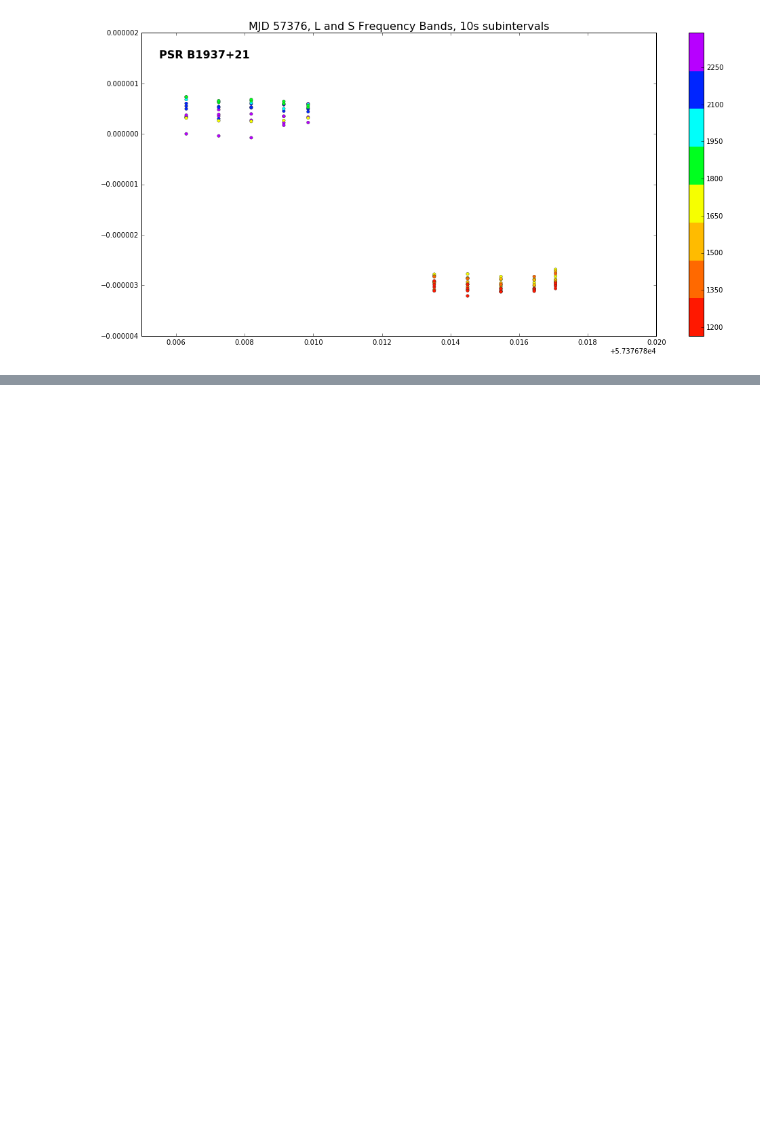
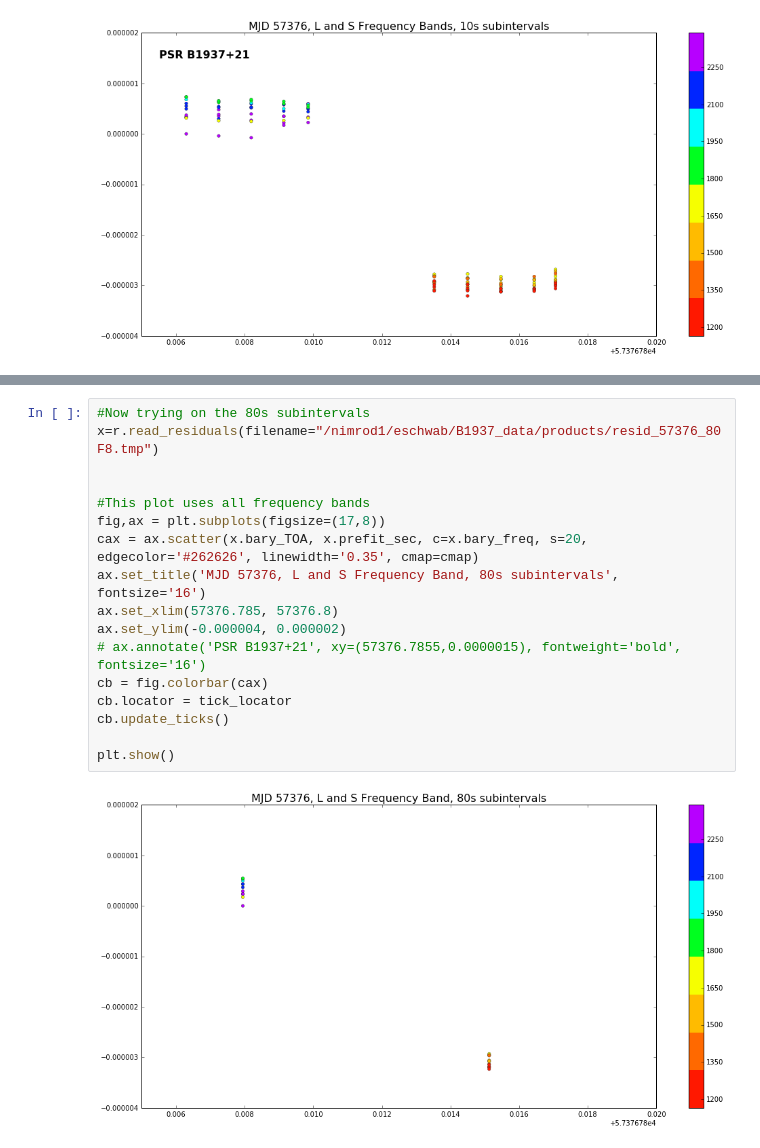
Before and after one commit to elliesch/pulsar_codes, a Jupyter notebook: ResidVsTime.ipynb, the cells around one changed output, grey strips where cells are left out. Cells and saved outputs as stored; diff of their text form; blank space fills up the shorter version.

```diff
--- a/ResidVsTime.ipynb
+++ b/ResidVsTime.ipynb
@@ -494,3 +496,22 @@ cb.update_ticks()
 plt.show()
 # %% [output]
 [figure]
+# %%
+#Now trying on the 80s subintervals
+x=r.read_residuals(filename="/nimrod1/eschwab/B1937_data/products/resid_57376_80F8.tmp")
+
+
+#This plot uses all frequency bands
+fig,ax = plt.subplots(figsize=(17,8))
+cax = ax.scatter(x.bary_TOA, x.prefit_sec, c=x.bary_freq, s=20, edgecolor='#262626', linewidth='0.35', cmap=cmap)
+ax.set_title('MJD 57376, L and S Frequency Band, 80s subintervals', fontsize='16')
+ax.set_xlim(57376.785, 57376.8)
+ax.set_ylim(-0.000004, 0.000002)
+# ax.annotate('PSR B1937+21', xy=(57376.7855,0.0000015), fontweight='bold', fontsize='16')
+cb = fig.colorbar(cax)
+cb.locator = tick_locator
+cb.update_ticks()
+
+plt.show()
+# %% [output]
+[figure, added]
```
Also changed, not shown: parts of 1 cell of this notebook.
